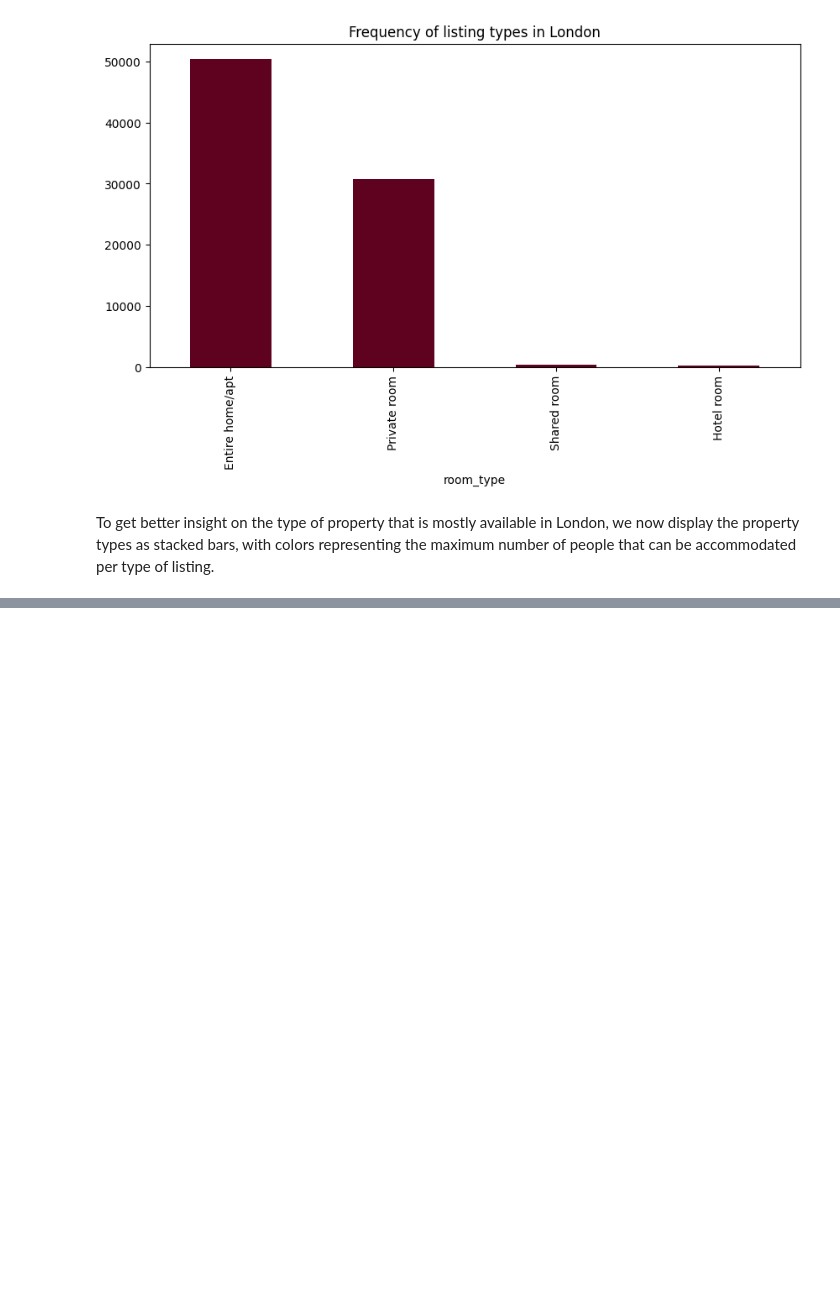
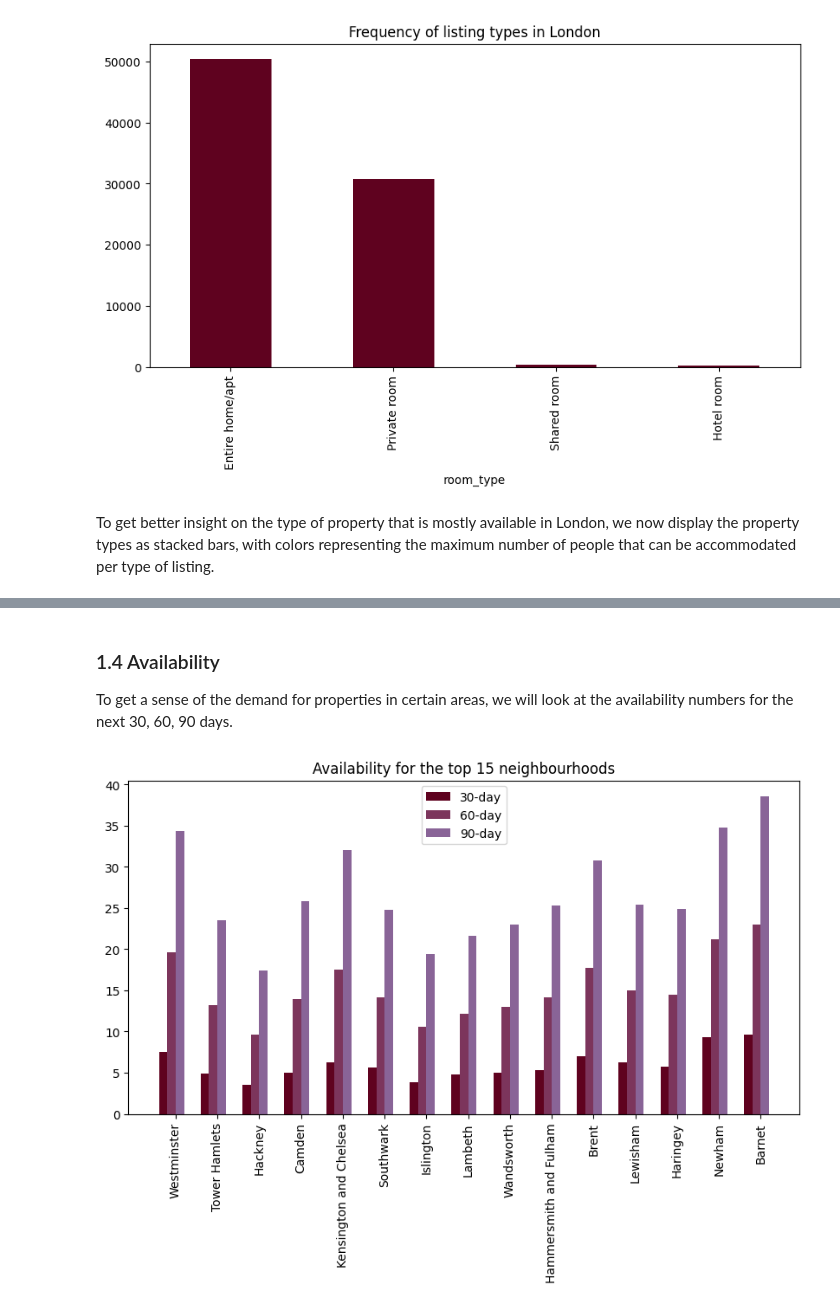
Before and after one commit to DJRT-11/MINE4101-T1, a Jupyter notebook: DevNotebook.ipynb, the cells around one changed output, grey strips where cells are left out. Cells and saved outputs as stored; diff of their text form; code cells hidden in the pictures; blank space fills up the shorter version.

```diff
--- a/DevNotebook.ipynb
+++ b/DevNotebook.ipynb
@@ -165 +171,30 @@ Text(0.5, 1.0, 'Properties by type and maximum accommodation')
 [figure]
+# %% [markdown]
+### 1.4 Availability
+To get a sense of the demand for properties in certain areas, we will look at the availability numbers for the next 30, 60, 90 days.
+# %%
+x_axis = np.arange(len(nh_rep))
+y_av30d = []
+y_av60d = []
+y_av90d = []
+y_nhrep = []
+
+for n in nh_rep:
+    y_av30d.append(lsts_df.loc[lsts_df['neighbourhood_cleansed']==n]['availability_30'].mean())
+    y_av60d.append(lsts_df.loc[lsts_df['neighbourhood_cleansed']==n]['availability_60'].mean())
+    y_av90d.append(lsts_df.loc[lsts_df['neighbourhood_cleansed']==n]['availability_90'].mean())
+    y_nhrep.append(len(lsts_df[lsts_df['neighbourhood_cleansed']==n]))
+
+plt.figure(figsize=(10,5))
+plt.xticks(x_axis,nh_rep)
+plt.xticks(rotation=90)
+
+plt.bar(x_axis - 0.3,y_av30d,0.2,color='#5f021f',label = '30-day')
+plt.bar(x_axis - 0.1,y_av60d,0.2,color='#7c355c', label = '60-day')
+plt.bar(x_axis + 0.1,y_av90d,0.2,color='#896497', label = '90-day')
+plt.legend()
+
+plt.title("Availability for the top 15 neighbourhoods")
+plt.show()
+# %% [output]
+[figure, added]
```
Also changed, not shown: parts of 6 cells of this notebook.
